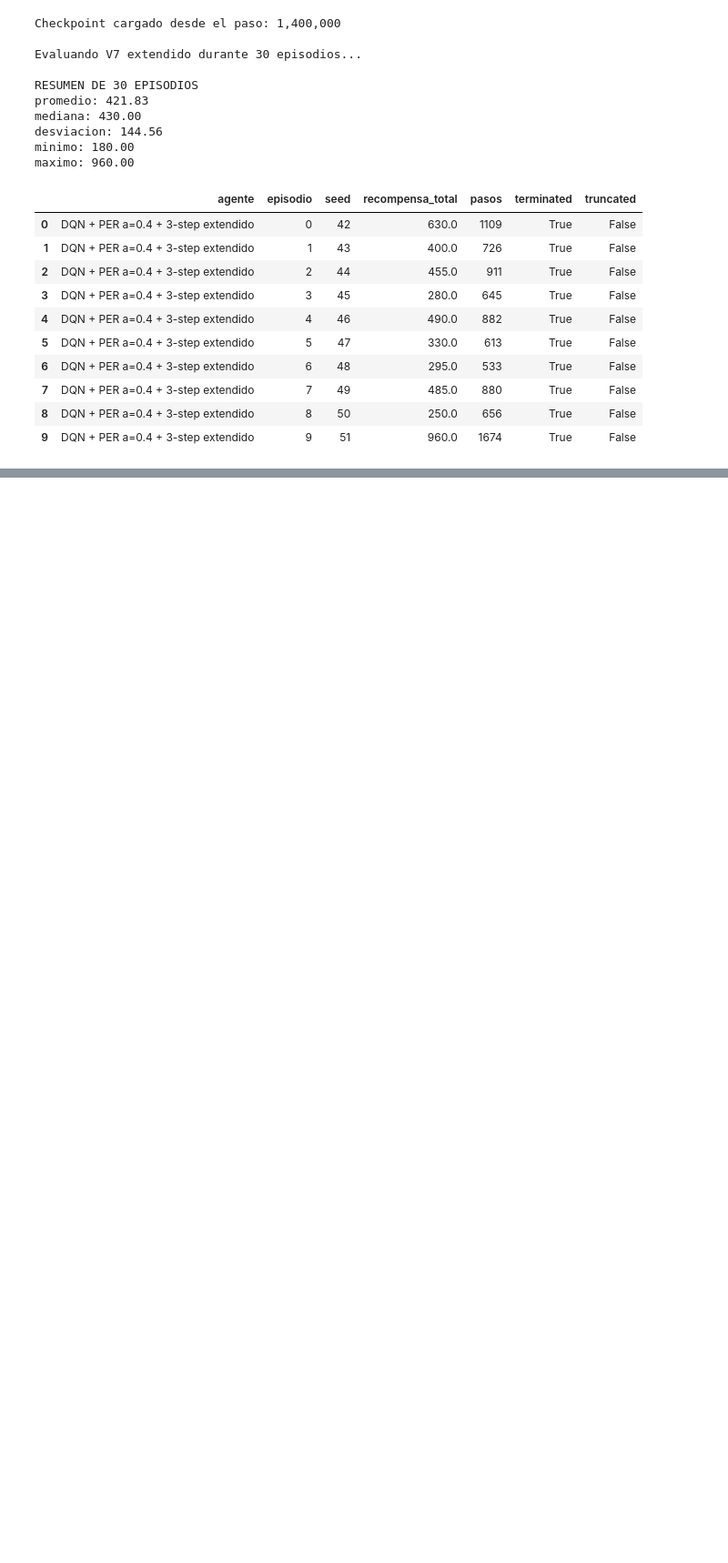
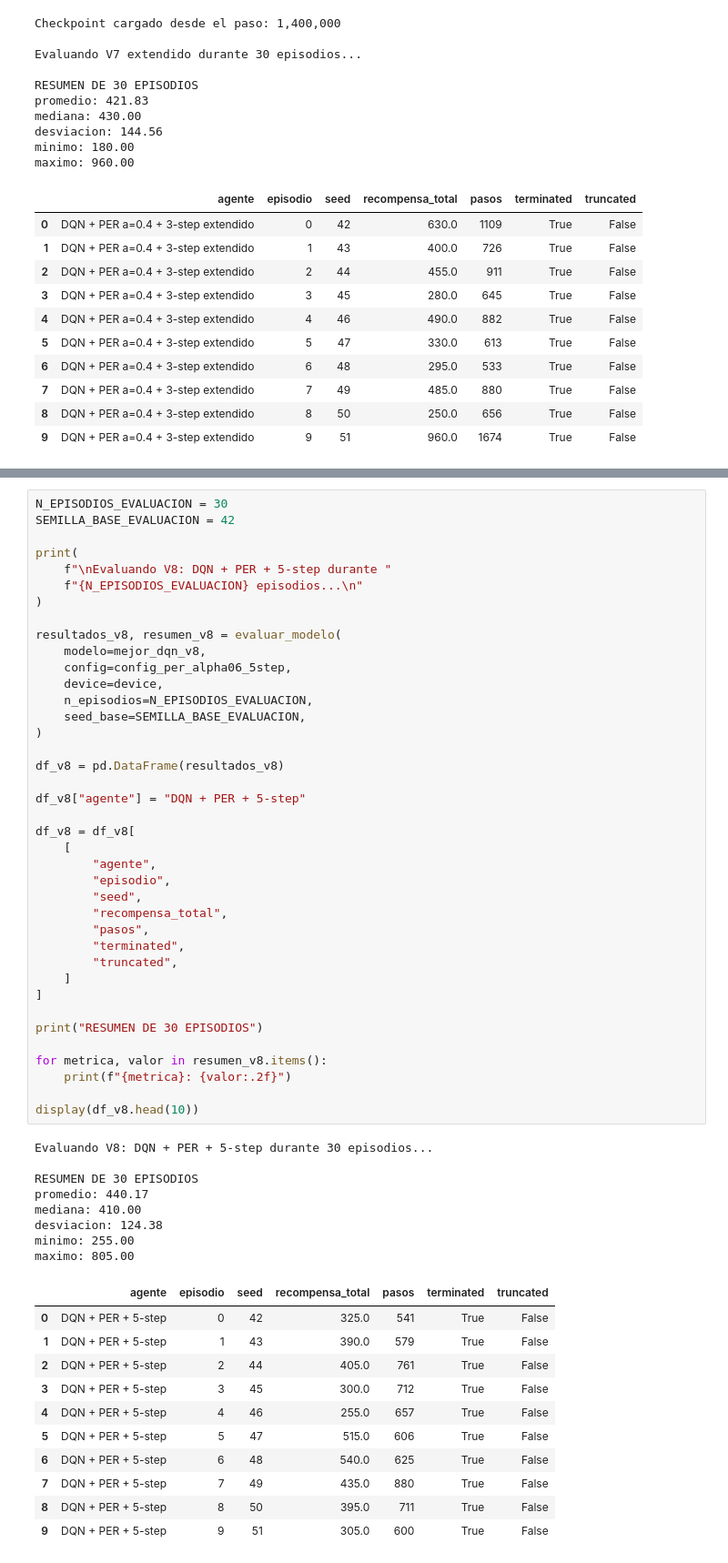
Before and after one commit to CamiR24/Proyecto2-DL, a Jupyter notebook: notebooks/08_ajuste_hiperparametros.ipynb, the cells around one changed output, grey strips where cells are left out. Shown at 91% size. Drawn from its saved outputs; the diff is of its cells as text; blank space fills up the shorter version.

```diff
--- a/notebooks/08_ajuste_hiperparametros.ipynb
+++ b/notebooks/08_ajuste_hiperparametros.ipynb
@@ -641,0 +851,59 @@ COMPARACIÓN DEL MEJOR DE CINCO
+# %%
+N_EPISODIOS_EVALUACION = 30
+SEMILLA_BASE_EVALUACION = 42
+
+print(
+    f"\nEvaluando V8: DQN + PER + 5-step durante "
+    f"{N_EPISODIOS_EVALUACION} episodios...\n"
+)
+
+resultados_v8, resumen_v8 = evaluar_modelo(
+    modelo=mejor_dqn_v8,
+    config=config_per_alpha06_5step,
+    device=device,
+    n_episodios=N_EPISODIOS_EVALUACION,
+    seed_base=SEMILLA_BASE_EVALUACION,
+)
+
+df_v8 = pd.DataFrame(resultados_v8)
+
+df_v8["agente"] = "DQN + PER + 5-step"
+
+df_v8 = df_v8[
+    [
+        "agente",
+        "episodio",
+        "seed",
+        "recompensa_total",
+        "pasos",
+        "terminated",
+        "truncated",
+    ]
+]
+
+print("RESUMEN DE 30 EPISODIOS")
+
+for metrica, valor in resumen_v8.items():
+    print(f"{metrica}: {valor:.2f}")
+
+display(df_v8.head(10))
+# %% [output]
+Evaluando V8: DQN + PER + 5-step durante 30 episodios...
+
+RESUMEN DE 30 EPISODIOS
+promedio: 440.17
+mediana: 410.00
+desviacion: 124.38
+minimo: 255.00
+maximo: 805.00
+|  | agente | episodio | seed | recompensa_total | pasos | terminated | truncated |
+| 0 | DQN + PER + 5-step | 0 | 42 | 325.0 | 541 | True | False |
+| 1 | DQN + PER + 5-step | 1 | 43 | 390.0 | 579 | True | False |
+| 2 | DQN + PER + 5-step | 2 | 44 | 405.0 | 761 | True | False |
+| 3 | DQN + PER + 5-step | 3 | 45 | 300.0 | 712 | True | False |
+| 4 | DQN + PER + 5-step | 4 | 46 | 255.0 | 657 | True | False |
+| 5 | DQN + PER + 5-step | 5 | 47 | 515.0 | 606 | True | False |
+| 6 | DQN + PER + 5-step | 6 | 48 | 540.0 | 625 | True | False |
+| 7 | DQN + PER + 5-step | 7 | 49 | 435.0 | 880 | True | False |
+| 8 | DQN + PER + 5-step | 8 | 50 | 395.0 | 711 | True | False |
+| 9 | DQN + PER + 5-step | 9 | 51 | 305.0 | 600 | True | False |
```
Also changed, not shown: parts of 4 cells of this notebook, 7 other files.
